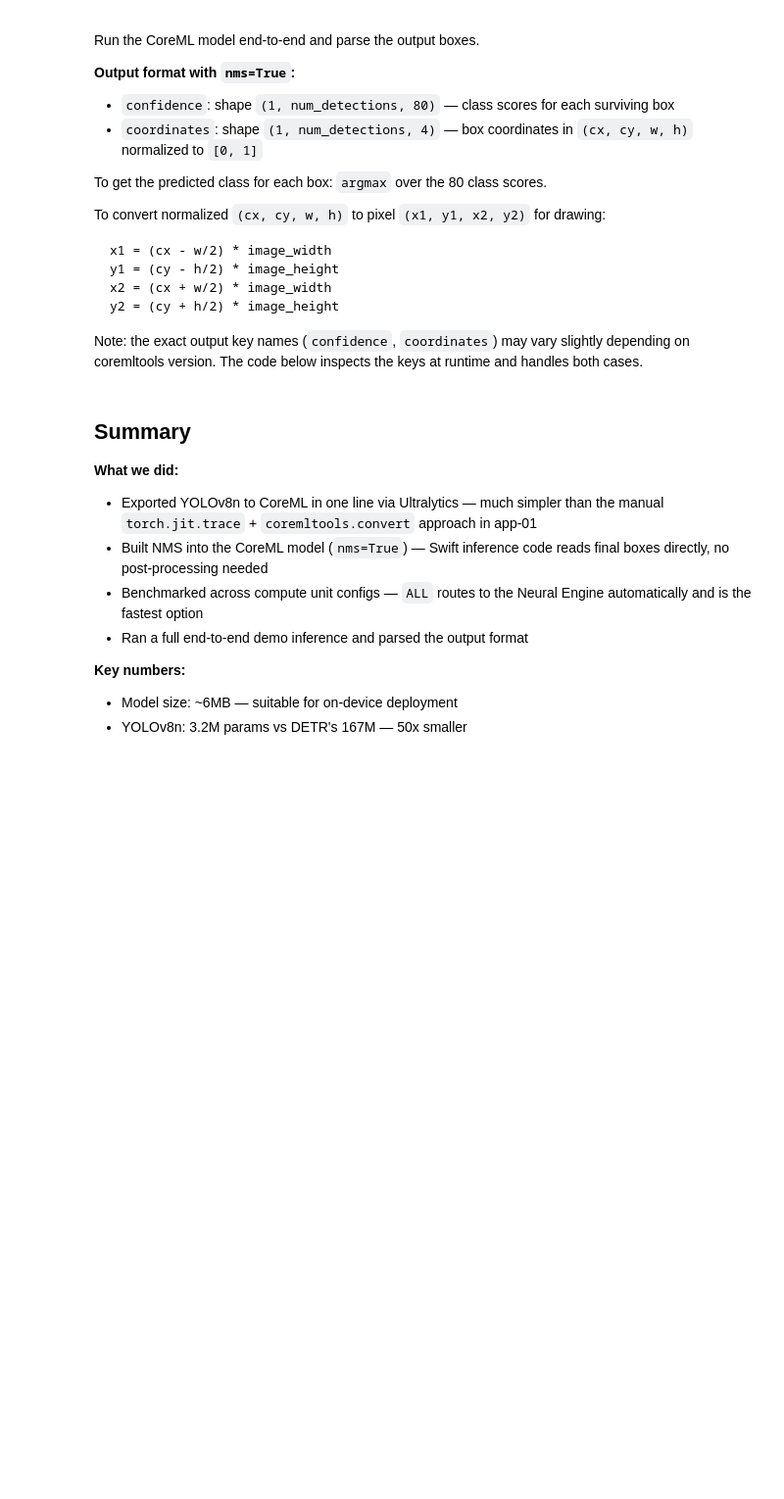
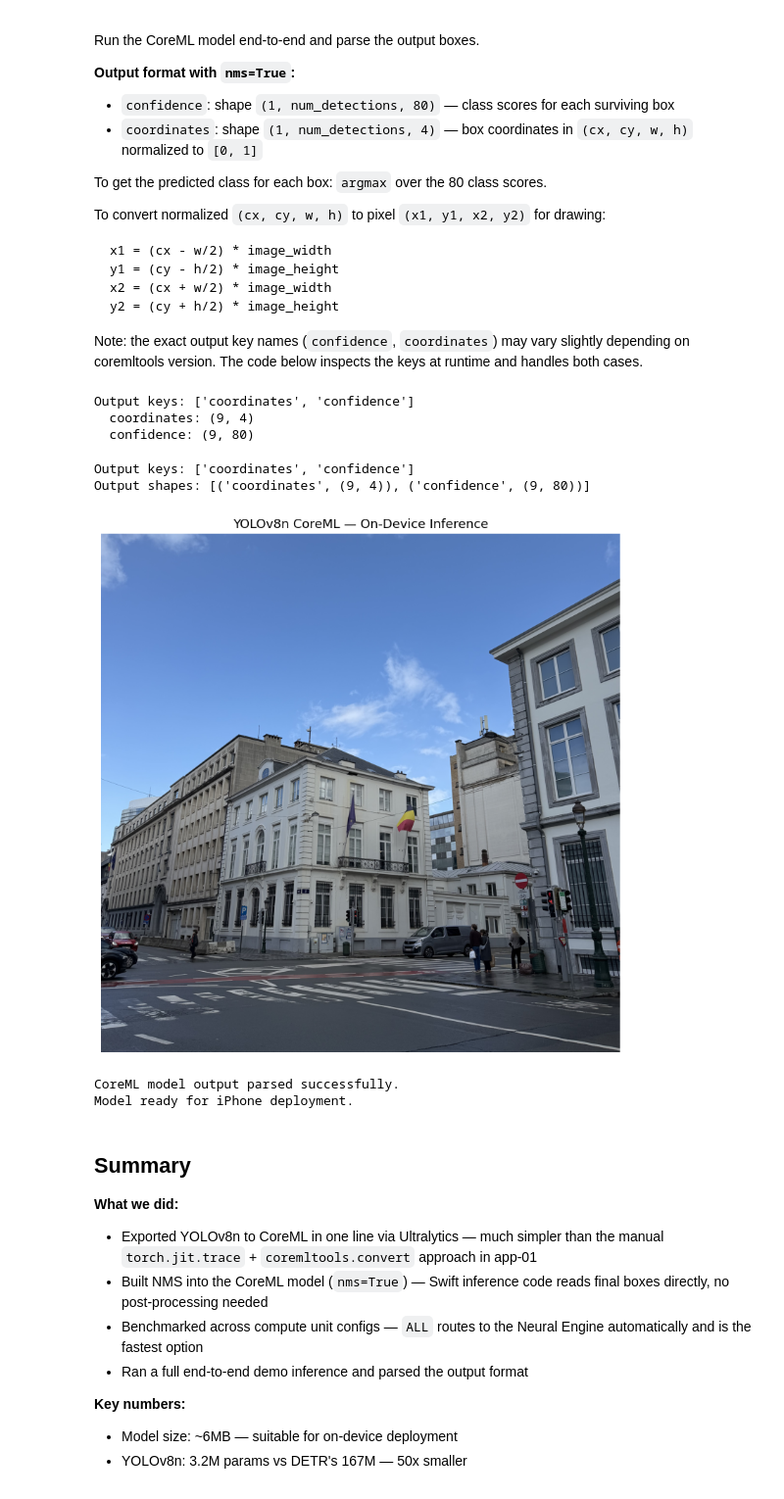
Before and after one commit to preeti-chauhan/app-02-live-object-detector, a Jupyter notebook: notebooks/04_coreml_export.ipynb, the cells around one changed output. Shown at 98% size. Drawn from its saved outputs; the diff is of its cells as text; code cells hidden in the pictures; blank space fills up the shorter version.

Commit message:
Run notebook 04, update benchmark numbers to verified outputs

```diff
--- a/notebooks/04_coreml_export.ipynb
+++ b/notebooks/04_coreml_export.ipynb
@@ -145,8 +184,7 @@ Same benchmarking approach as app-01: warmup runs first (to load the model onto
 
 **Why warmup matters:** The first inference call triggers model compilation and hardware loading. Without warmup, your timing includes one-time setup cost — not representative of steady-state performance.
 # %%
-url = "http://images.cocodataset.org/val2017/000000039769.jpg"
-image_pil = Image.open(requests.get(url, stream=True).raw).resize((640, 640))
+image_pil = Image.open("../Sample_Images/sample_image_1.jpeg").resize((640, 640))
 img_array = np.array(image_pil)
 
 configs = {
@@ -251,26 +296,36 @@ for k, v in output.items():
         print(f"  {k}: {v.shape}")
     else:
         print(f"  {k}: {type(v)}")
+# %% [output]
+Output keys: ['coordinates', 'confidence']
+  coordinates: (9, 4)
+  confidence: (9, 80)
 # %%
 # Get original image for visualization
-orig_image = Image.open(url)
+orig_image = Image.open("../Sample_Images/sample_image_1.jpeg")
 W, H = orig_image.size
 
 # Parse output — handle both possible output formats
 output_arrays = {k: np.array(v) for k, v in output.items()}
 keys = list(output_arrays.keys())
 print(f"Output keys: {keys}")
 print(f"Output shapes: {[(k, output_arrays[k].shape) for k in keys]}")
 
 fig, ax = plt.subplots(1, 1, figsize=(12, 8))
 ax.imshow(orig_image)
 ax.set_title('YOLOv8n CoreML \u2014 On-Device Inference', fontsize=13)
 ax.axis('off')
 plt.tight_layout()
 plt.savefig(assets_dir / 'yolo_coreml_demo.png', dpi=120, bbox_inches='tight')
 plt.show()
 print("CoreML model output parsed successfully.")
 print(f"Model ready for iPhone deployment.")
+# %% [output]
+Output keys: ['coordinates', 'confidence']
+Output shapes: [('coordinates', (9, 4)), ('confidence', (9, 80))]
+[figure, added]
+CoreML model output parsed successfully.
+Model ready for iPhone deployment.
 # %% [markdown]
 ## Summary
 
```
Also changed, not shown: parts of 5 cells of this notebook, 1 other file.
